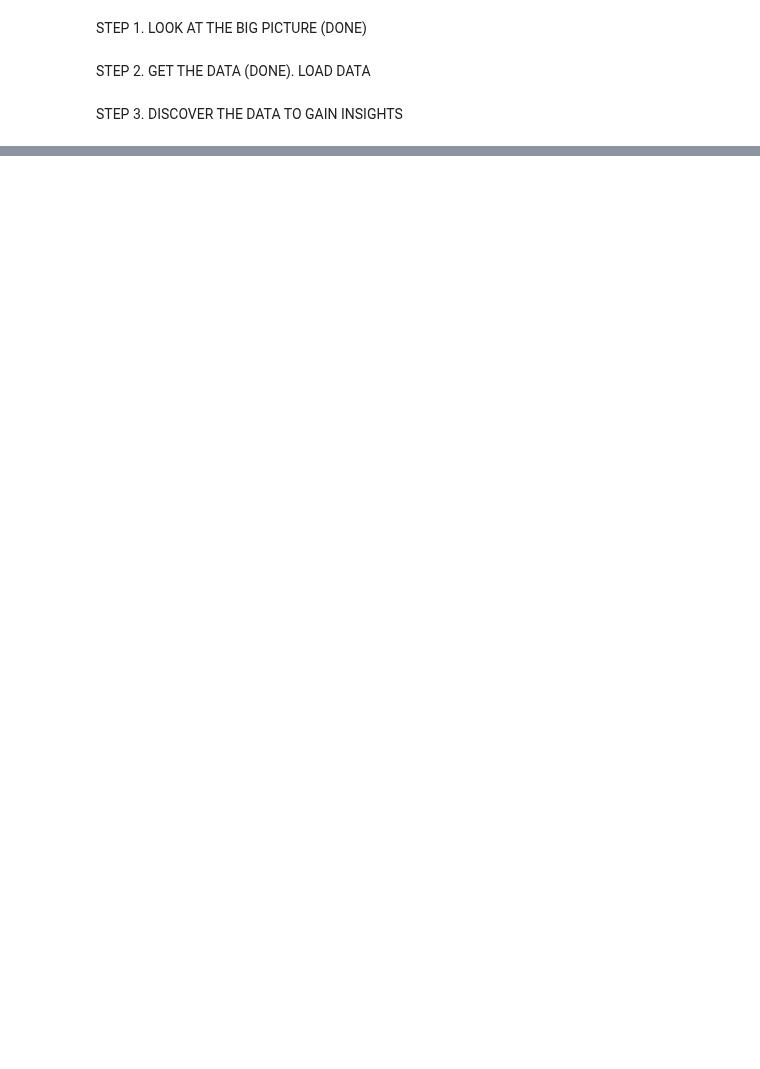
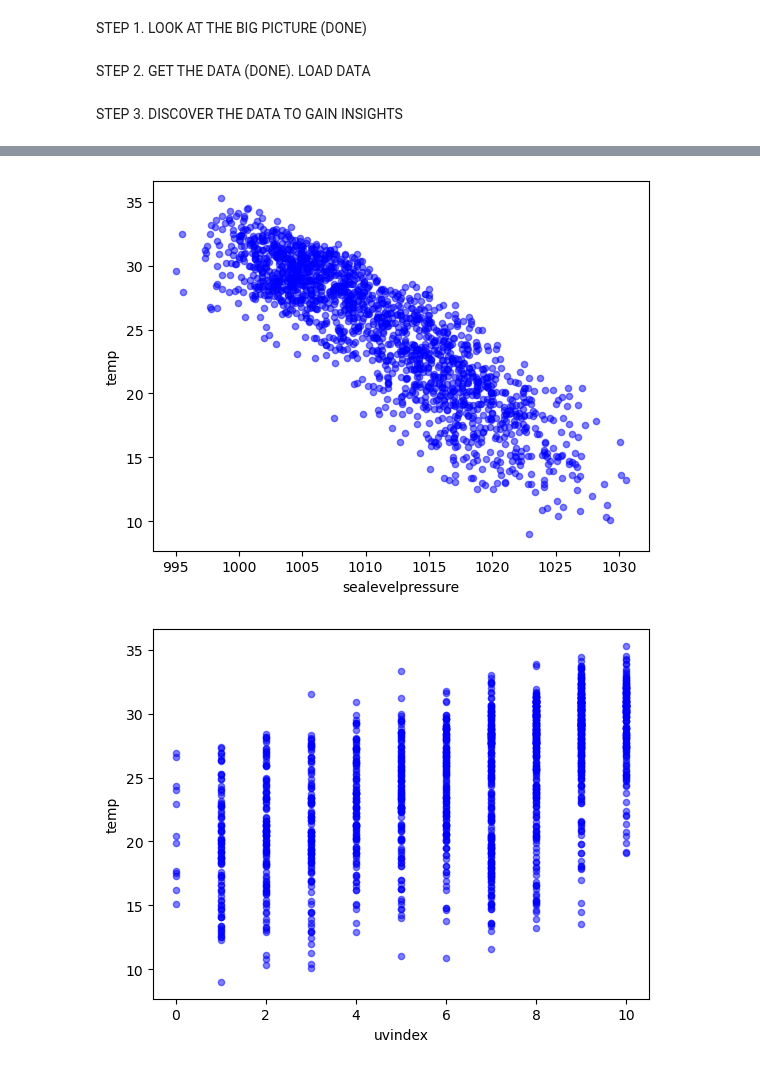
Before and after one commit to lbibi1805-dot/ML_WEATHER_PREDICTION, a Jupyter notebook: team_01.ipynb, the cells around one changed output, grey strips where cells are left out. Saved outputs shown, nothing was run; the diff lists cells and outputs as text; code cells hidden in the pictures; blank space fills up the shorter version.

```diff
--- a/team_01.ipynb
+++ b/team_01.ipynb
@@ -100,0 +122,63 @@ plot_year_data(2024)
+# %%
+import pandas as pd
+import matplotlib.pyplot as plt
+
+# Load the dataset
+raw_data = pd.read_csv('dataset/Data.csv')
+
+# 3.1 Quick view of the data
+print('\n____________ Dataset info ____________')
+print(raw_data.info())
+print('\n____________ Some first data examples ____________')
+print(raw_data.head(5))
+print('\n____________ Statistics of numeric features ____________')
+print(raw_data.describe())
+
+# 3.6 Compute correlations between features
+corr_matrix = raw_data.corr(numeric_only=True)
+
+# Display the full correlation matrix
+print('\n____________ Correlation Matrix ____________')
+print(corr_matrix)
+
+# Check correlations with the output labels: temp, feelslike, and dew
+output_labels = ['temp', 'feelslike', 'dew']
+for label in output_labels:
+    print(f'\n____________ Correlation with {label} ____________')
+    print(corr_matrix[label].sort_values(ascending=False))
+
+# Drop features that have low correlation with all three output labels
+low_corr_threshold = 0.1  # Define a threshold for low correlation (adjust as needed)
+features_to_drop = []
+
+for feature in corr_matrix.columns:
+    if feature not in output_labels:  # Skip output labels themselves
+        correlations = corr_matrix.loc[feature, output_labels]
+        if all(abs(correlations) < low_corr_threshold):
+            features_to_drop.append(feature)
+
+print(f'\n____________ Features to Drop (Low Correlation) ____________')
+print(features_to_drop)
+
+# 3.2 Scatter plots for visualization (optional, for better understanding)
+if 1:
+    raw_data.plot(kind="scatter", y="temp", x="sealevelpressure", alpha= 0.5, color = 'b')
+    plt.savefig('figures/scatter_1_feat_temp_pressure.png', format='png', dpi=100)
+    plt.show()
+if 2:
+    raw_data.plot(kind="scatter", y="temp", x="uvindex", alpha= 0.5, color = 'b')
+    plt.savefig('figures/scatter_1_feat_temp_uvindex.png', format='png', dpi=100)
+    plt.show()
+if 3:
+    raw_data.plot(kind="scatter", y="temp", x="moonphase", alpha= 0.5, color = 'b')
+    plt.savefig('figures/scatter_1_feat_temp_moonphase.png', format='png', dpi=100)
+    plt.show()
+
+# 3.3 Scatter plot between every pair of features (optional)
+# if 0:
+#     from pandas.plotting import scatter_matrix
+#     features_to_plot = ["temp", "feelslike", "dew", "sealevelpressure", "uvindex", "moonphase"]  # Adjust based on important features
+#     scatter_matrix(raw_data[features_to_plot], figsize=(12, 8))  # Histograms on the main diagonal
+#     plt.savefig('figures/scatter_mat_all_feat.png', format='png', dpi=300)
+#     plt.show()
+# %% [output]
@@ -100,0 +202,2 @@ plot_year_data(2024)
+[figure, added]
+[figure, added]
```
Also changed, not shown: parts of 4 cells of this notebook, 10 other files.
